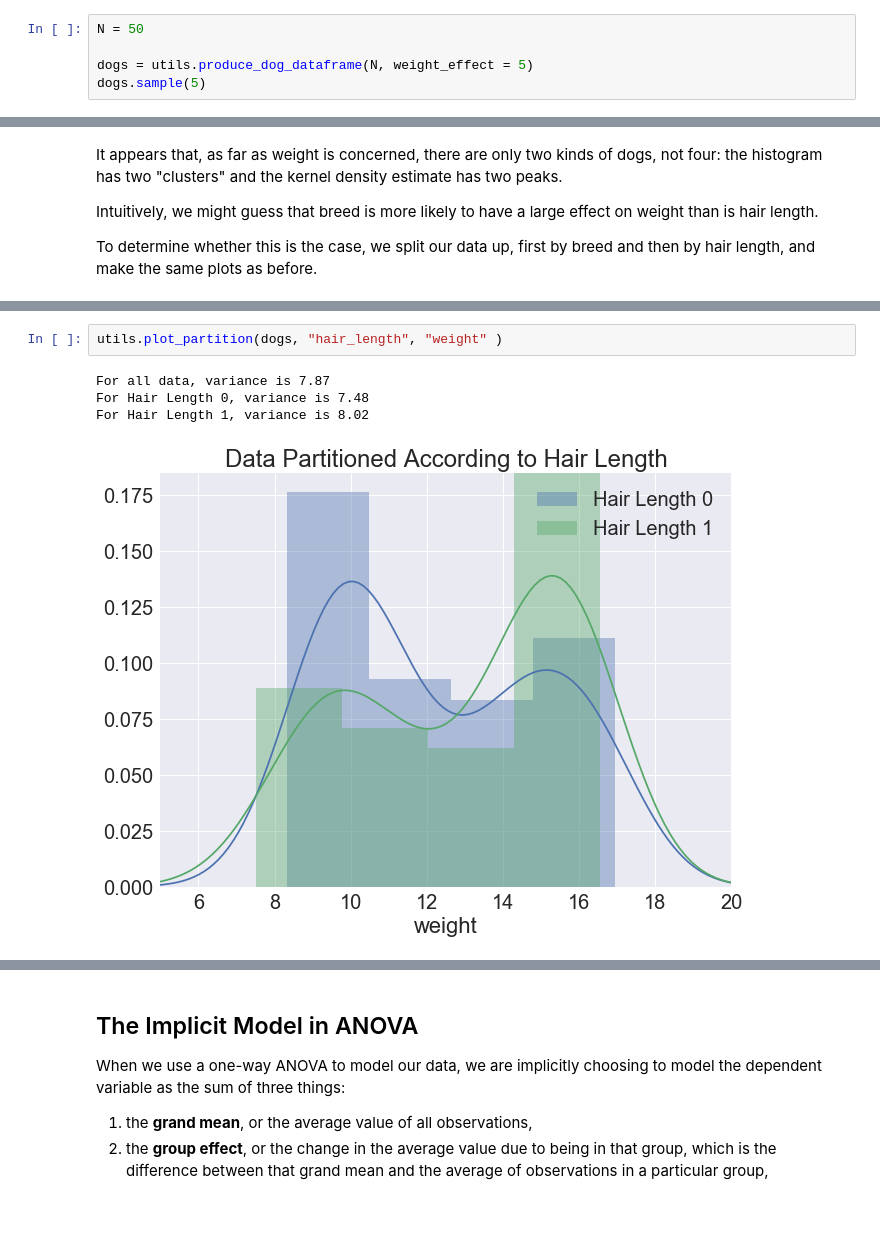
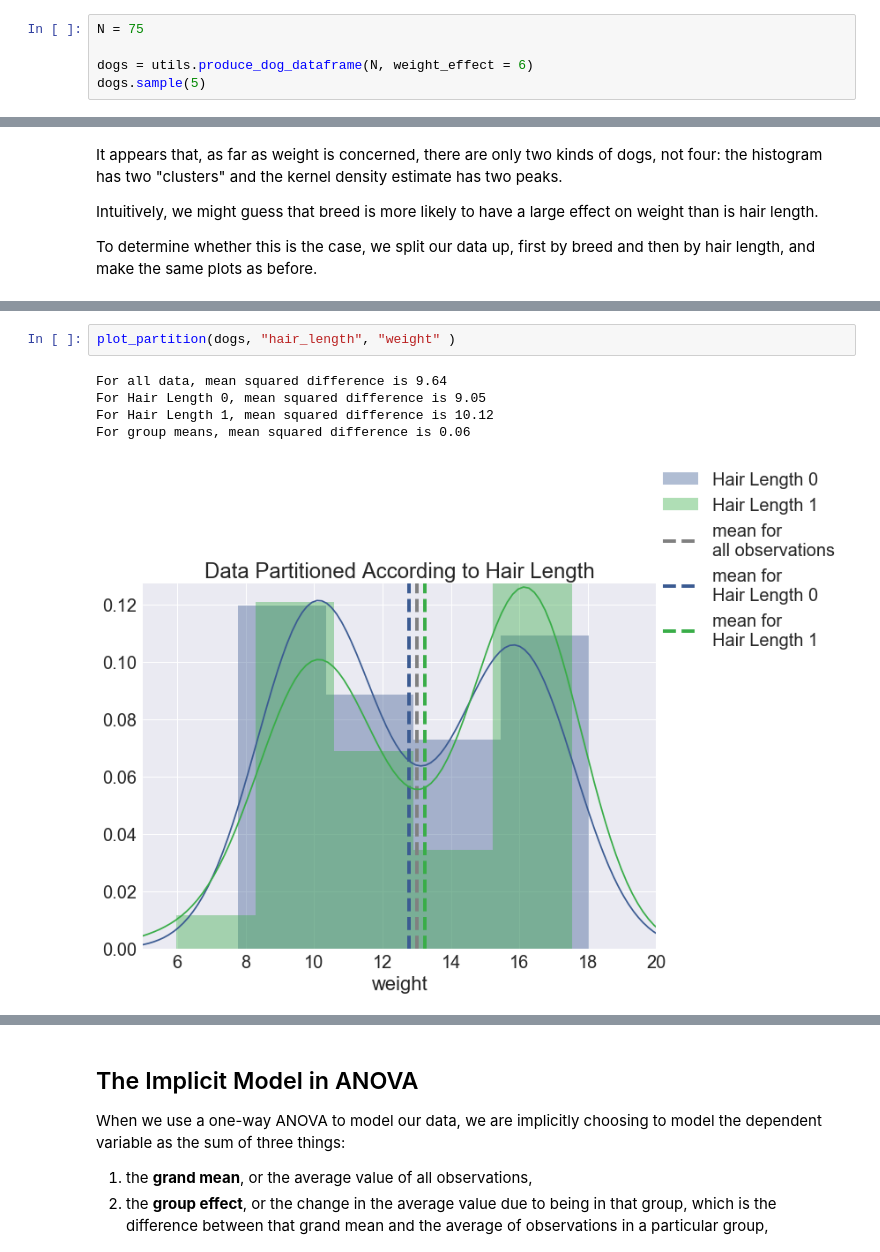
Before and after one commit to charlesfrye/AppliedStatisticsForNeuroscience, a Jupyter notebook: 05 - ANOVA I/Tutorial - ANOVA by Hand.ipynb, the cells around one changed output, grey strips where cells are left out. Drawn from its saved outputs; the diff is of its cells as text; blank space fills up the shorter version.

```diff
--- a/05 - ANOVA I/Tutorial - ANOVA by Hand.ipynb
+++ b/05 - ANOVA I/Tutorial - ANOVA by Hand.ipynb
@@ -55,7 +55,7 @@ and collect that information into a dataframe.
 # %%
-N = 50
+N = 75
 
-dogs = utils.produce_dog_dataframe(N, weight_effect = 5)
+dogs = utils.produce_dog_dataframe(N, weight_effect = 6)
 dogs.sample(5)
 # %% [output]
 |  | breed | weight | hair_length |
@@ -103,7 +162,8 @@ For Breed 1, variance is 1.16
 # %%
-utils.plot_partition(dogs, "hair_length", "weight" )
+plot_partition(dogs, "hair_length", "weight" )
 # %% [output]
-For all data, variance is 7.87
-For Hair Length 0, variance is 7.48
-For Hair Length 1, variance is 8.02
+For all data, mean squared difference is 9.64
+For Hair Length 0, mean squared difference is 9.05
+For Hair Length 1, mean squared difference is 10.12
+For group means, mean squared difference is 0.06
-[figure, old version]
+[figure, new version]
```
Also changed, not shown: parts of 40 cells of this notebook, 1 other file.
